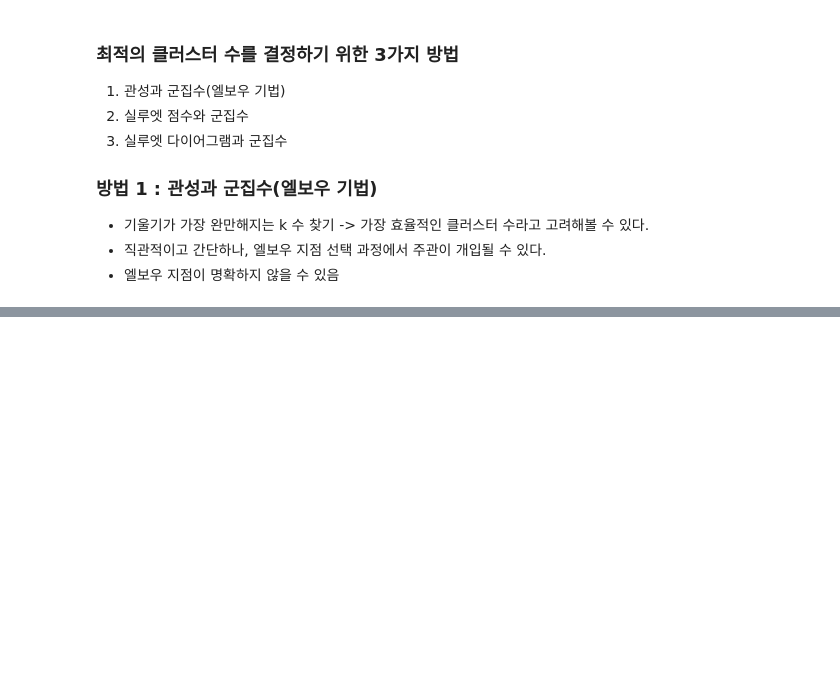
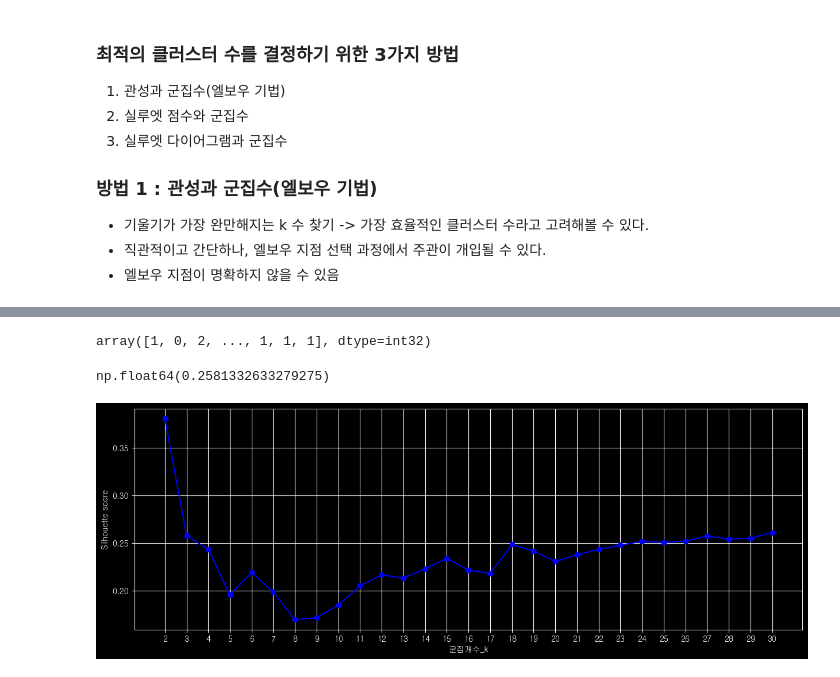
Before and after one commit to good0neighbour/ESTCampAI, a Jupyter notebook: 머신러닝/ex03구내식당관리.ipynb, the cells around one changed output, grey strips where cells are left out. Drawn from its saved outputs; the diff is of its cells as text; code cells hidden in the pictures; blank space fills up the shorter version.

```diff
--- a/머신러닝/ex03구내식당관리.ipynb
+++ b/머신러닝/ex03구내식당관리.ipynb
@@ -732,0 +811,25 @@ Name: count, dtype: int64
+# %%
+from sklearn.metrics import silhouette_score
+# 전체 데이터에 대한 평균 실루엣 점수를 계산해주는 도구
+# silhouette_score(feature, pred)
+k_means[2] # k = 3 kmeans모델
+k_means[2].labels_ # 학습한 데이터셋에 대한 예측값
+# %% [output]
+array([1, 0, 2, ..., 1, 1, 1], dtype=int32)
+# %%
+silhouette_score(df_encoded, k_means[2].labels_)
+# %% [output]
+np.float64(0.2581332633279275)
+# %%
+# 각 클러스터 개수에 대한 실루엣 점수 계산(k = 2)
+sil_scores = [silhouette_score(df_encoded, model.labels_) for model in k_means[1:]]
+# %%
+plt.figure(figsize = (15, 5))
+plt.plot(ks[1:], sil_scores, "bo-") # bo- : 파란색 점과 선
+plt.xlabel("군집개수_k")
+plt.xticks(ks[1:])
+plt.ylabel("Silhouette score") # 평균 실루엣 계수
+plt.grid()
+plt.show()
+# %% [output]
+[figure, added]
```
Also changed, not shown: parts of 54 cells of this notebook, 1 other file.
